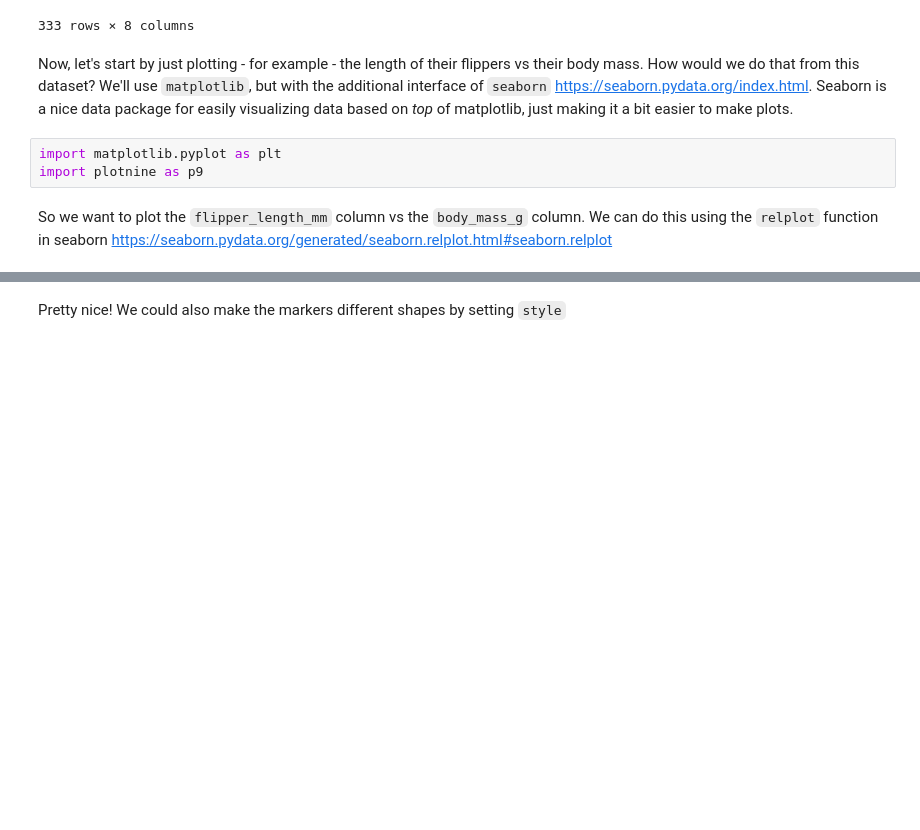
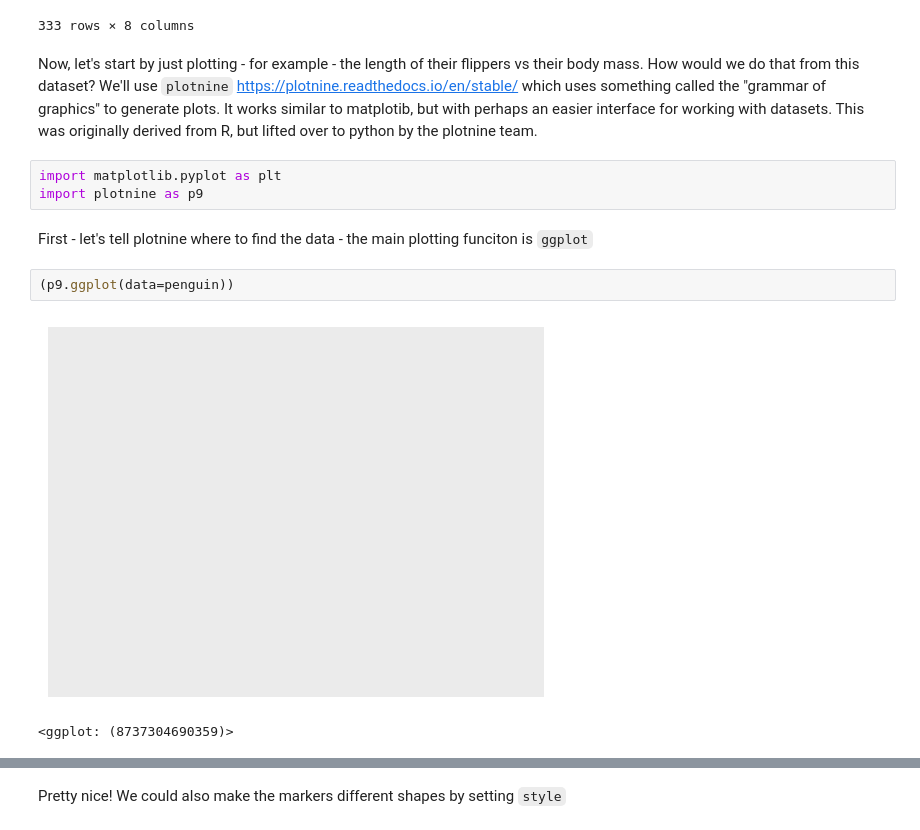
Before and after one commit to timplab/bcmb_bootcamp, a Jupyter notebook: day3/notebooks/visualizing.ipynb, the cells around one changed output, grey strips where cells are left out. Cells and saved outputs as stored; diff of their text form; blank space fills up the shorter version.

```diff
--- a/day3/notebooks/visualizing.ipynb
+++ b/day3/notebooks/visualizing.ipynb
@@ -52,10 +52,15 @@ penguin
 | 342 | Chinstrap | Dream | 50.8 | 19.0 | 210.0 | 4100.0 | male | 2009 |
 | 343 | Chinstrap | Dream | 50.2 | 18.7 | 198.0 | 3775.0 | female | 2009 |
 333 rows × 8 columns
-# %% [markdown]
-Now, let's start by just plotting - for example - the length of their flippers vs their body mass.  How would we do that from this dataset?  We'll use `matplotlib`, but with the additional interface of `seaborn` <https://seaborn.pydata.org/index.html>. Seaborn is a nice data package for easily visualizing data based on _top_ of matplotlib, just making it a bit easier to make plots.
+# %% [markdown]
+Now, let's start by just plotting - for example - the length of their flippers vs their body mass.  How would we do that from this dataset?  We'll use `plotnine` <https://plotnine.readthedocs.io/en/stable/> which uses something called the "grammar of graphics" to generate plots.  It works similar to matplotib, but with perhaps an easier interface for working with datasets. This was originally derived from R, but lifted over to python by the plotnine team.
 # %%
 import matplotlib.pyplot as plt
 import plotnine as p9
-# %% [markdown]
-So we want to plot the `flipper_length_mm` column vs the `body_mass_g` column.  We can do this using the `relplot` function in seaborn <https://seaborn.pydata.org/generated/seaborn.relplot.html#seaborn.relplot>
+# %% [markdown]
+First - let's tell plotnine where to find the data - the main plotting funciton is `ggplot`
+# %%
+(p9.ggplot(data=penguin))
+# %% [output]
+[figure, added]
+<ggplot: (8737304690359)>
```
Also changed, not shown: parts of 69 cells of this notebook, 1 other file.
